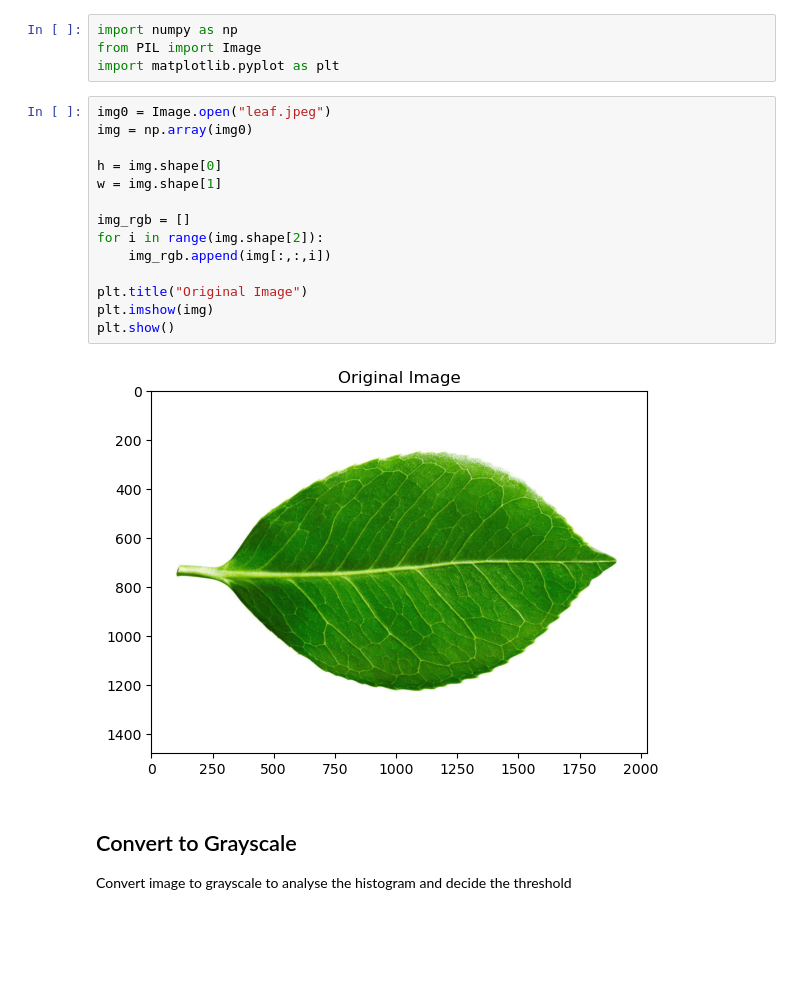
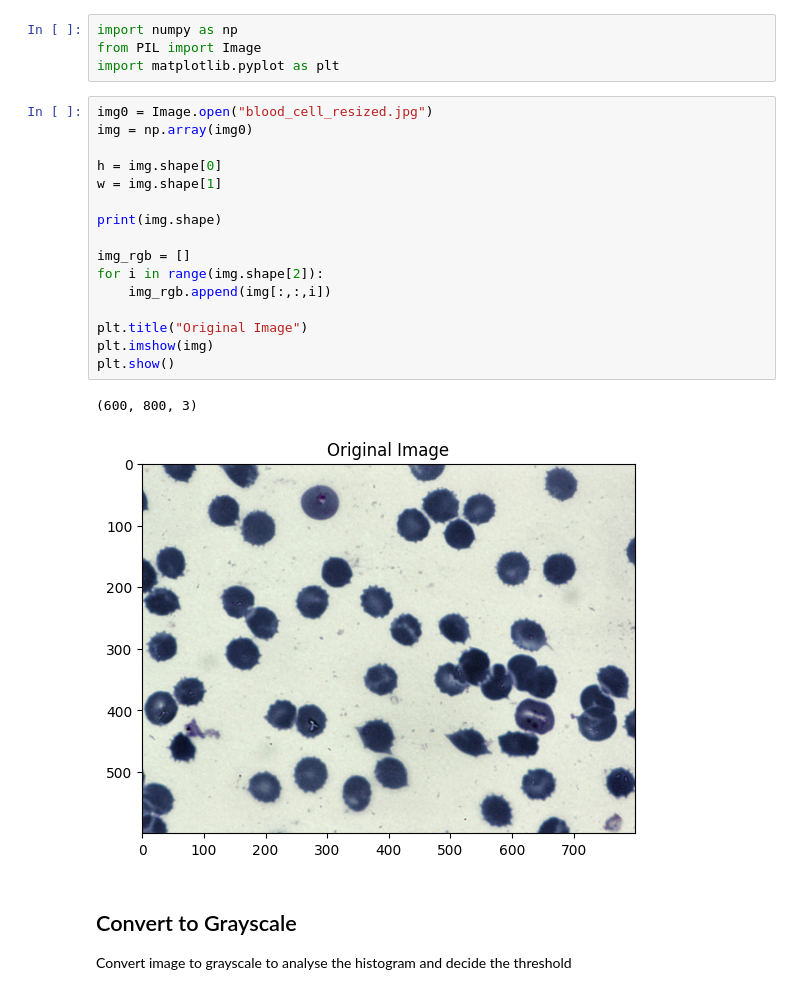
Before and after one commit to ammarmuflih/PACD_Assignment, a Jupyter notebook: PACD_Assignment_03/PACD_Assignment03.ipynb, the cells around one changed output. Saved outputs shown, nothing was run; the diff lists cells and outputs as text; blank space fills up the shorter version.

```diff
--- a/PACD_Assignment_03/PACD_Assignment03.ipynb
+++ b/PACD_Assignment_03/PACD_Assignment03.ipynb
@@ -3,21 +7,24 @@ import numpy as np
 from PIL import Image
 import matplotlib.pyplot as plt
 # %%
-img0 = Image.open("leaf.jpeg")
+img0 = Image.open("blood_cell_resized.jpg")
 img = np.array(img0)
 
 h = img.shape[0]
 w = img.shape[1]
+
+print(img.shape)
 
 img_rgb = []
 for i in range(img.shape[2]):
     img_rgb.append(img[:,:,i])
 
 plt.title("Original Image")
 plt.imshow(img)
 plt.show()
 # %% [output]
+(600, 800, 3)
-[figure, old version]
+[figure, new version]
 # %% [markdown]
 ## Convert to Grayscale
 Convert image to grayscale to analyse the histogram and decide the threshold
```
Also changed, not shown: parts of 18 cells of this notebook, 4 other files.
